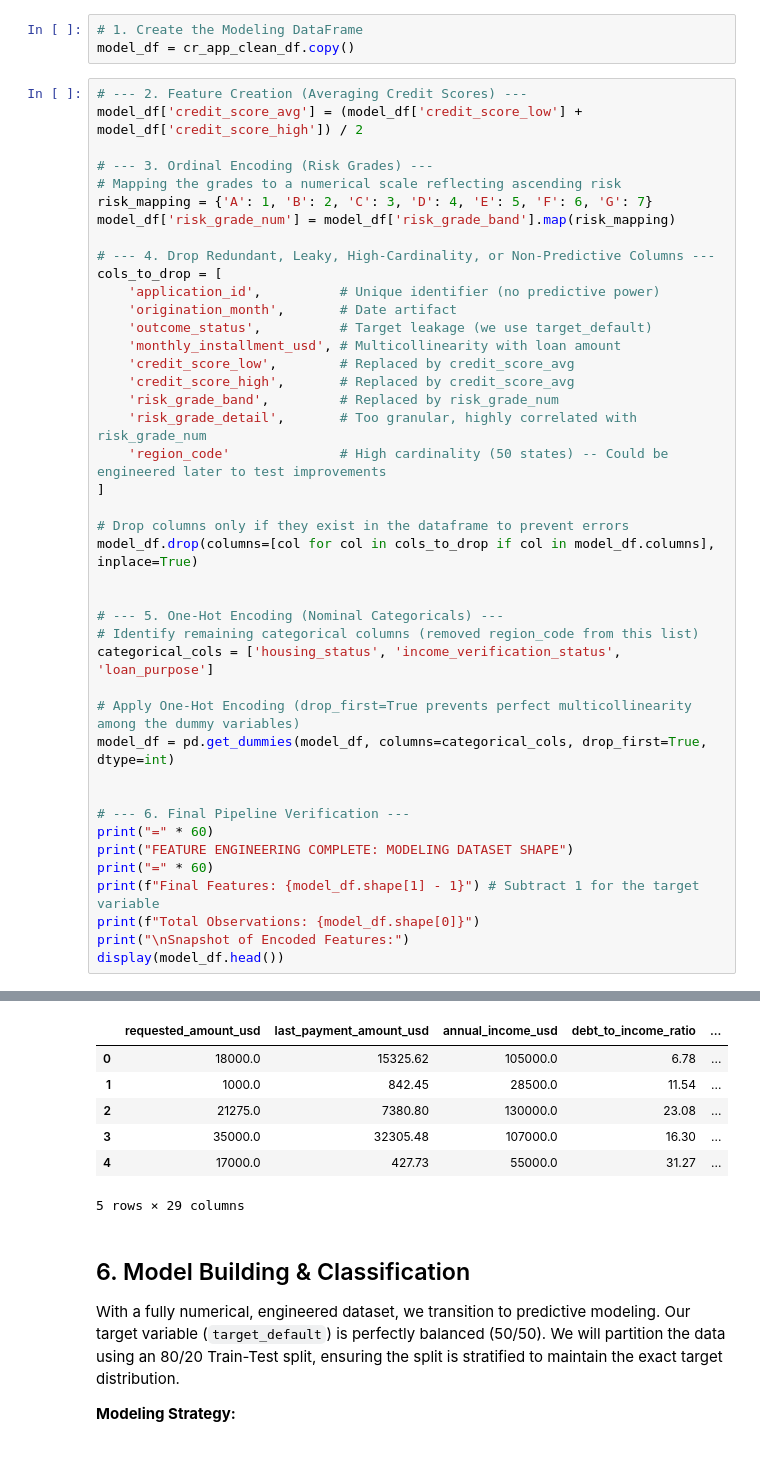
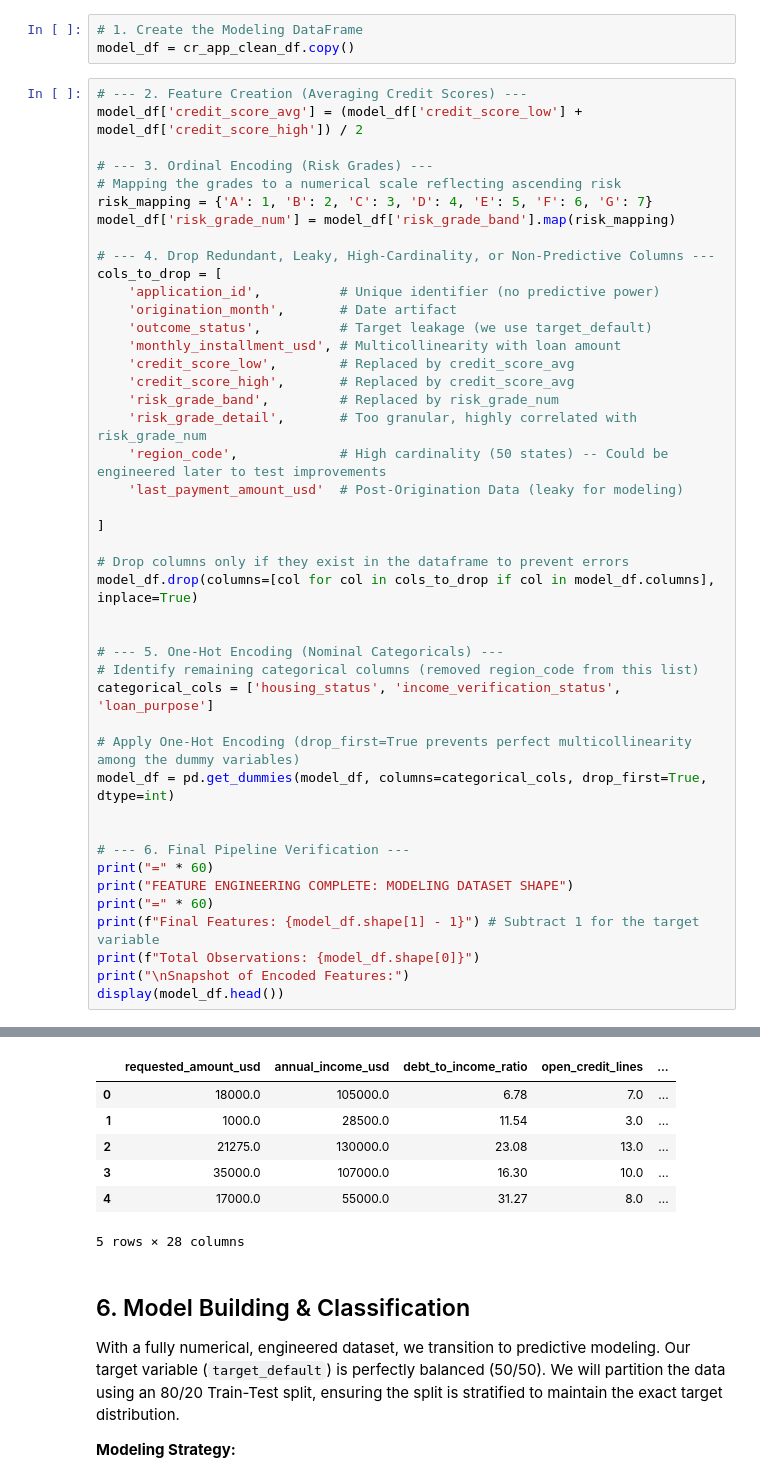
Before and after one commit to VValid1/Python-Project, a Jupyter notebook: Group project.ipynb, the cells around one changed output, grey strips where cells are left out. Saved outputs shown, nothing was run; the diff lists cells and outputs as text.

Commit message:
reviewed the model

```diff
--- a/Group project.ipynb
+++ b/Group project.ipynb
@@ -729,7 +726,9 @@ cols_to_drop = [
     'credit_score_high',       # Replaced by credit_score_avg
     'risk_grade_band',         # Replaced by risk_grade_num
     'risk_grade_detail',       # Too granular, highly correlated with risk_grade_num
-    'region_code'              # High cardinality (50 states) -- Could be engineered later to test improvements
+    'region_code',             # High cardinality (50 states) -- Could be engineered later to test improvements
+    'last_payment_amount_usd'  # Post-Origination Data (leaky for modeling)
+
 ]
 
 # Drop columns only if they exist in the dataframe to prevent errors
@@ -760,13 +759,13 @@ Final Features: 28
 Total Observations: 85000
 
 Snapshot of Encoded Features:
-|  | requested_amount_usd | last_payment_amount_usd | annual_income_usd | debt_to_income_ratio | ... |
-| 0 | 18000.0 | 15325.62 | 105000.0 | 6.78 | ... |
-| 1 | 1000.0 | 842.45 | 28500.0 | 11.54 | ... |
-| 2 | 21275.0 | 7380.80 | 130000.0 | 23.08 | ... |
-| 3 | 35000.0 | 32305.48 | 107000.0 | 16.30 | ... |
-| 4 | 17000.0 | 427.73 | 55000.0 | 31.27 | ... |
+|  | requested_amount_usd | annual_income_usd | debt_to_income_ratio | open_credit_lines | ... |
+| 0 | 18000.0 | 105000.0 | 6.78 | 7.0 | ... |
+| 1 | 1000.0 | 28500.0 | 11.54 | 3.0 | ... |
+| 2 | 21275.0 | 130000.0 | 23.08 | 13.0 | ... |
+| 3 | 35000.0 | 107000.0 | 16.30 | 10.0 | ... |
+| 4 | 17000.0 | 55000.0 | 31.27 | 8.0 | ... |
-5 rows × 29 columns
+5 rows × 28 columns
 # %% [markdown]
 ## 6. Model Building & Classification
 
```
Also changed, not shown: parts of 13 cells of this notebook.
